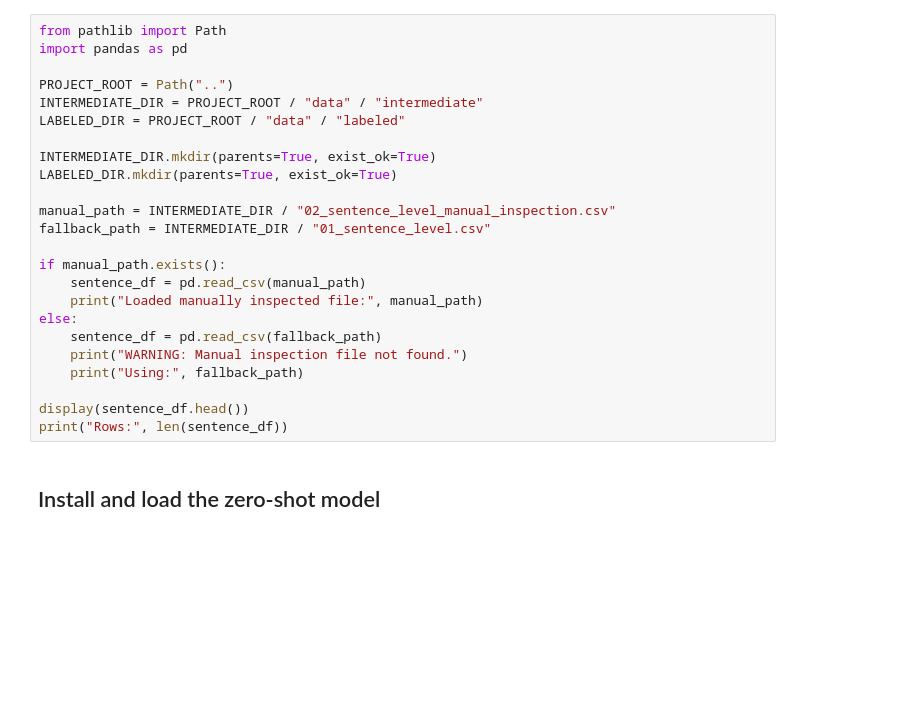
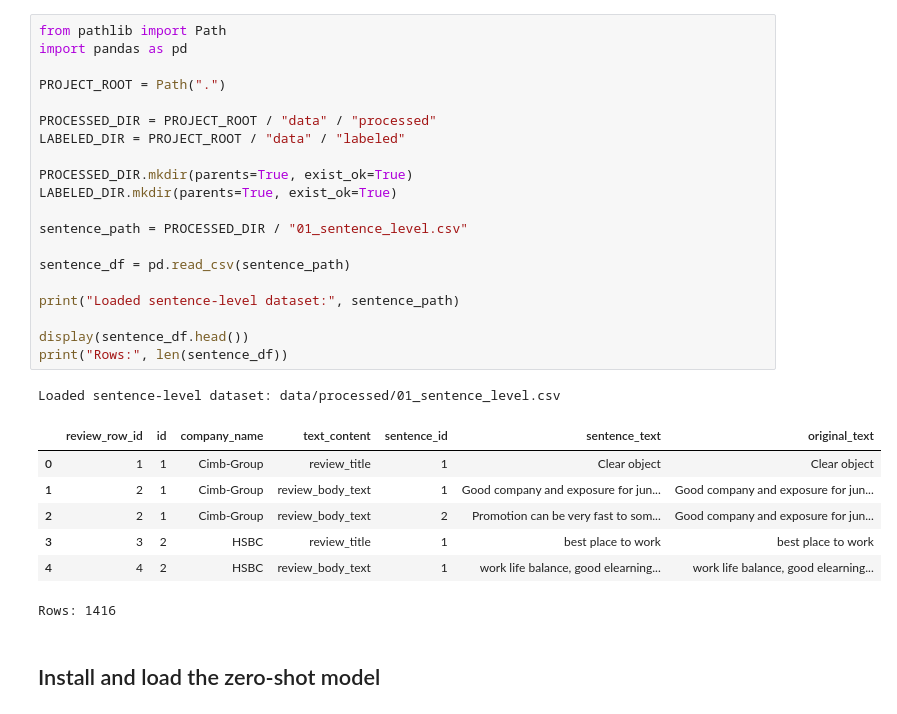
Before and after one commit to sharul-ayub/malaysia-bank-employee-sentiment-analysis, a Jupyter notebook: notebooks/02_ai_sentiment_labeling_and_manual_check.ipynb, the cells around one changed output. Cells and saved outputs as stored; diff of their text form; blank space fills up the shorter version.

```diff
--- a/notebooks/02_ai_sentiment_labeling_and_manual_check.ipynb
+++ b/notebooks/02_ai_sentiment_labeling_and_manual_check.ipynb
@@ -14,27 +30,32 @@ The AI label is treated as **annotation assistance**, not as ground truth. The f
 # %%
 from pathlib import Path
 import pandas as pd
 
-PROJECT_ROOT = Path("..")
-INTERMEDIATE_DIR = PROJECT_ROOT / "data" / "intermediate"
+PROJECT_ROOT = Path(".")
+
+PROCESSED_DIR = PROJECT_ROOT / "data" / "processed"
 LABELED_DIR = PROJECT_ROOT / "data" / "labeled"
 
-INTERMEDIATE_DIR.mkdir(parents=True, exist_ok=True)
+PROCESSED_DIR.mkdir(parents=True, exist_ok=True)
 LABELED_DIR.mkdir(parents=True, exist_ok=True)
 
-manual_path = INTERMEDIATE_DIR / "02_sentence_level_manual_inspection.csv"
-fallback_path = INTERMEDIATE_DIR / "01_sentence_level.csv"
+sentence_path = PROCESSED_DIR / "01_sentence_level.csv"
 
-if manual_path.exists():
-    sentence_df = pd.read_csv(manual_path)
-    print("Loaded manually inspected file:", manual_path)
-else:
-    sentence_df = pd.read_csv(fallback_path)
-    print("WARNING: Manual inspection file not found.")
-    print("Using:", fallback_path)
+sentence_df = pd.read_csv(sentence_path)
+
+print("Loaded sentence-level dataset:", sentence_path)
 
 display(sentence_df.head())
 print("Rows:", len(sentence_df))
+# %% [output]
+Loaded sentence-level dataset: data/processed/01_sentence_level.csv
+|  | review_row_id | id | company_name | text_content | sentence_id | sentence_text | original_text |
+| 0 | 1 | 1 | Cimb-Group | review_title | 1 | Clear object | Clear object |
+| 1 | 2 | 1 | Cimb-Group | review_body_text | 1 | Good company and exposure for jun... | Good company and exposure for jun... |
+| 2 | 2 | 1 | Cimb-Group | review_body_text | 2 | Promotion can be very fast to som... | Good company and exposure for jun... |
+| 3 | 3 | 2 | HSBC | review_title | 1 | best place to work | best place to work |
+| 4 | 4 | 2 | HSBC | review_body_text | 1 | work life balance, good elearning... | work life balance, good elearning... |
+Rows: 1416
 # %% [markdown]
 ## Install and load the zero-shot model
 # %%
```
Also changed, not shown: parts of 13 cells of this notebook.
